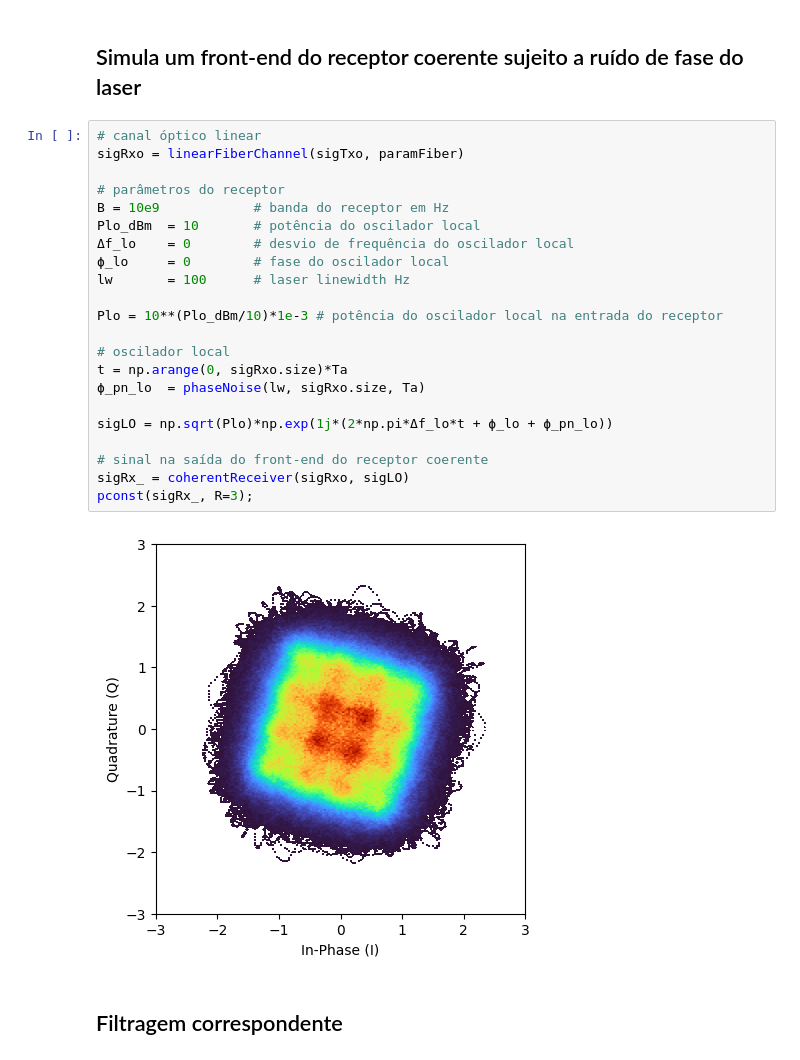
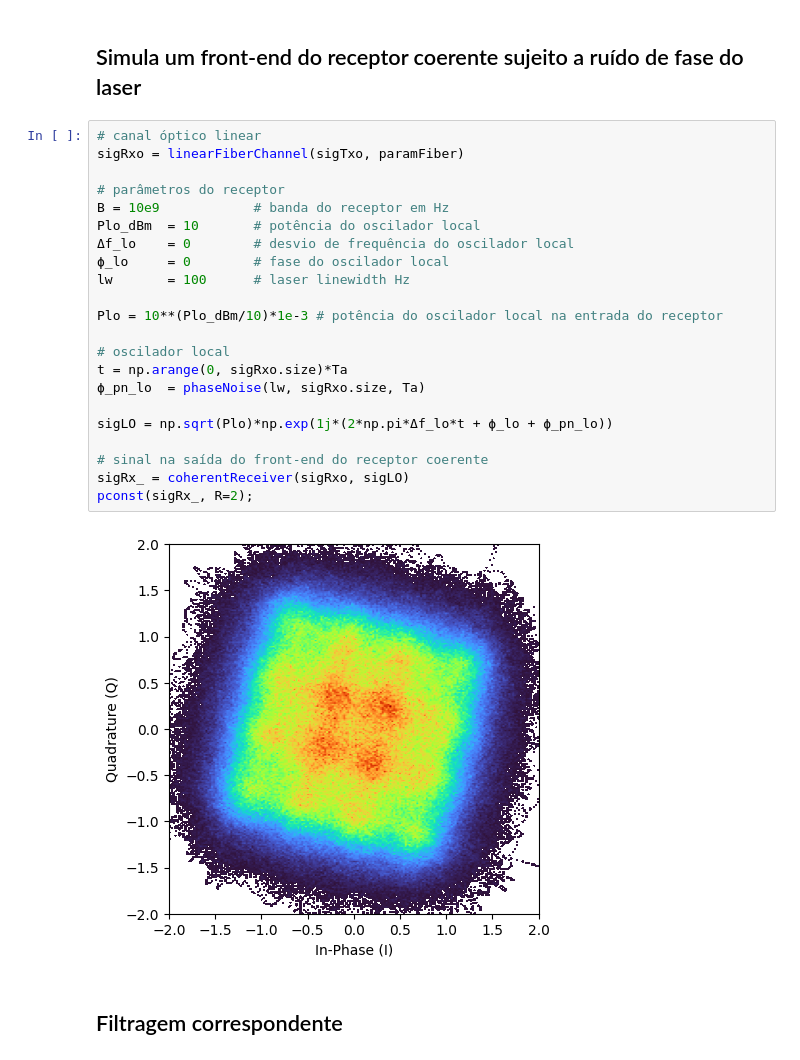
Before and after one commit to silasabs/CoherentOptics, a Jupyter notebook: Jupyter/Coherent Receiver Front-End.ipynb, the cells around one changed output. Cells and saved outputs as stored; diff of their text form.

```diff
--- a/Jupyter/Coherent Receiver Front-End.ipynb
+++ b/Jupyter/Coherent Receiver Front-End.ipynb
@@ -558,27 +563,27 @@ Potência média do sinal óptico modulado [dBm]: 0.757 dBm
 # %%
 # canal óptico linear
 sigRxo = linearFiberChannel(sigTxo, paramFiber)
 
 # parâmetros do receptor
 B = 10e9            # banda do receptor em Hz
 Plo_dBm  = 10       # potência do oscilador local
 Δf_lo    = 0        # desvio de frequência do oscilador local
 ϕ_lo     = 0        # fase do oscilador local
 lw       = 100      # laser linewidth Hz
 
 Plo = 10**(Plo_dBm/10)*1e-3 # potência do oscilador local na entrada do receptor
 
 # oscilador local
 t = np.arange(0, sigRxo.size)*Ta
 ϕ_pn_lo  = phaseNoise(lw, sigRxo.size, Ta)
 
 sigLO = np.sqrt(Plo)*np.exp(1j*(2*np.pi*Δf_lo*t + ϕ_lo + ϕ_pn_lo))
 
 # sinal na saída do front-end do receptor coerente
 sigRx_ = coherentReceiver(sigRxo, sigLO)
-pconst(sigRx_, R=3);
+pconst(sigRx_, R=2);
 # %% [output]
-[figure, old version]
+[figure, new version]
 # %% [markdown]
 ## Filtragem correspondente
 # %%
```
Also changed, not shown: parts of 11 cells of this notebook, 1 other file.
